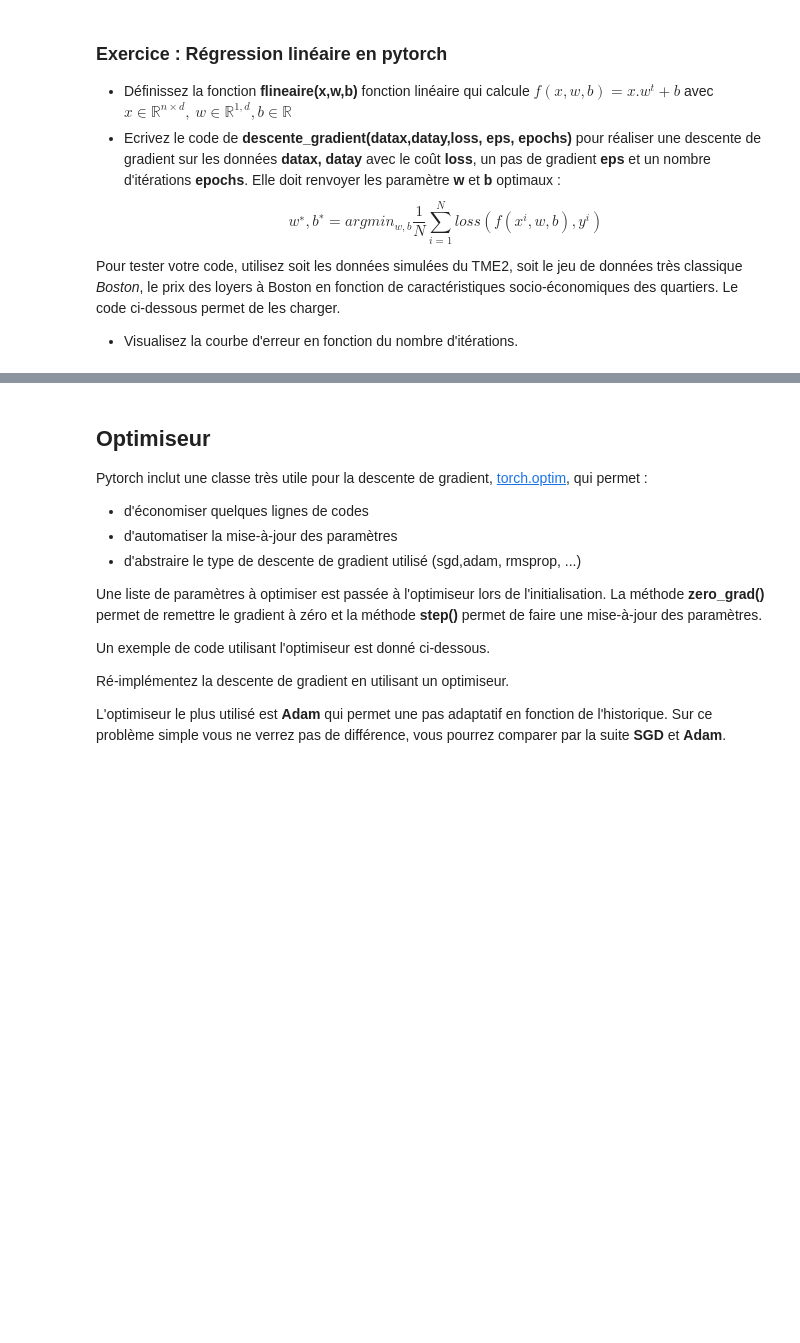
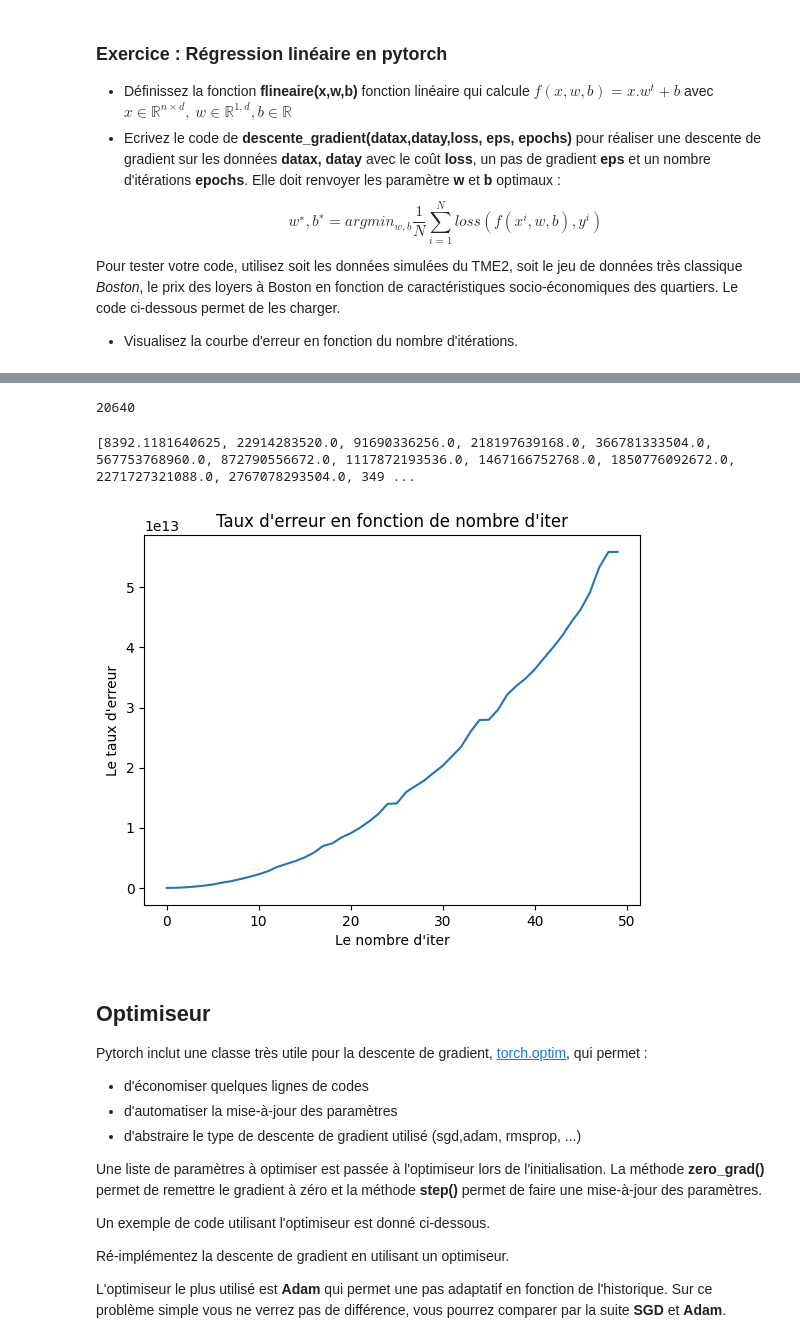
Before and after one commit to baris221/ML-2023-24-Baris-Erto, a Jupyter notebook: tme3.ipynb, the cells around one changed output, grey strips where cells are left out. Drawn from its saved outputs; the diff is of its cells as text; code cells hidden in the pictures; blank space fills up the shorter version.

```diff
--- a/tme3.ipynb
+++ b/tme3.ipynb
@@ -232,3 +257,51 @@ print(housing_x.max(),housing_x.min(),housing_y.max(),housing_y.min())
+# %%
+def flineaire(x,w,b):
+    return torch.matmul(x,w.t())+b
+# %%
+#print(len(housing_y))
+def descente_gradient(datax,datay,loss,eps,epoch):
+    w = torch.randn(1, datax.shape[1])
+    w.requires_grad=True
+    b = torch.randn(1)
+    b.requires_grad=True
+    y_hat=flineaire(datax,w,b)
+    taux_erreur=loss(datay,y_hat)
+    taux_erreur.backward()
+    liste_erreur=[]
+
+    for i in range(epoch):
+        #print(i)
+        y_hat=flineaire(datax,w,b)
+        taux_erreur=loss(datay,y_hat)
+        #print(taux_erreur)
+        #print(w.grad)
+        with torch.no_grad():
+            dw = eps * w.grad.detach()
+            db = eps * b.grad.detach()
+            w -= dw
+            b -= db
+        liste_erreur.append(taux_erreur.item())
+
+    return w,b,liste_erreur
+# %% [output]
+20640
+# %%
+w_opti,b_opti,liste_erreur=descente_gradient(housing_x,housing_y,MSE,0.1,50)
+# %%
+print(liste_erreur)
+
+def plot_loss(list_erreur):
+    list_i=[i for i in range(len(list_erreur))]
+    plt.plot(list_i, list_erreur)
+    plt.xlabel("Le nombre d'iter")
+    plt.ylabel("Le taux d'erreur")
+    plt.title("Taux d'erreur en fonction de nombre d'iter")
+    plt.show()
+
+plot_loss(liste_erreur)
+# %% [output]
+[8392.1181640625, 22914283520.0, 91690336256.0, 218197639168.0, 366781333504.0, 567753768960.0, 872790556672.0, 1117872193536.0, 1467166752768.0, 1850776092672.0, 2271727321088.0, 2767078293504.0, 349 ...
+[figure, added]
 # %% [markdown]
 
 ## Optimiseur
```
Also changed, not shown: parts of 6 cells of this notebook, 1 other file.
